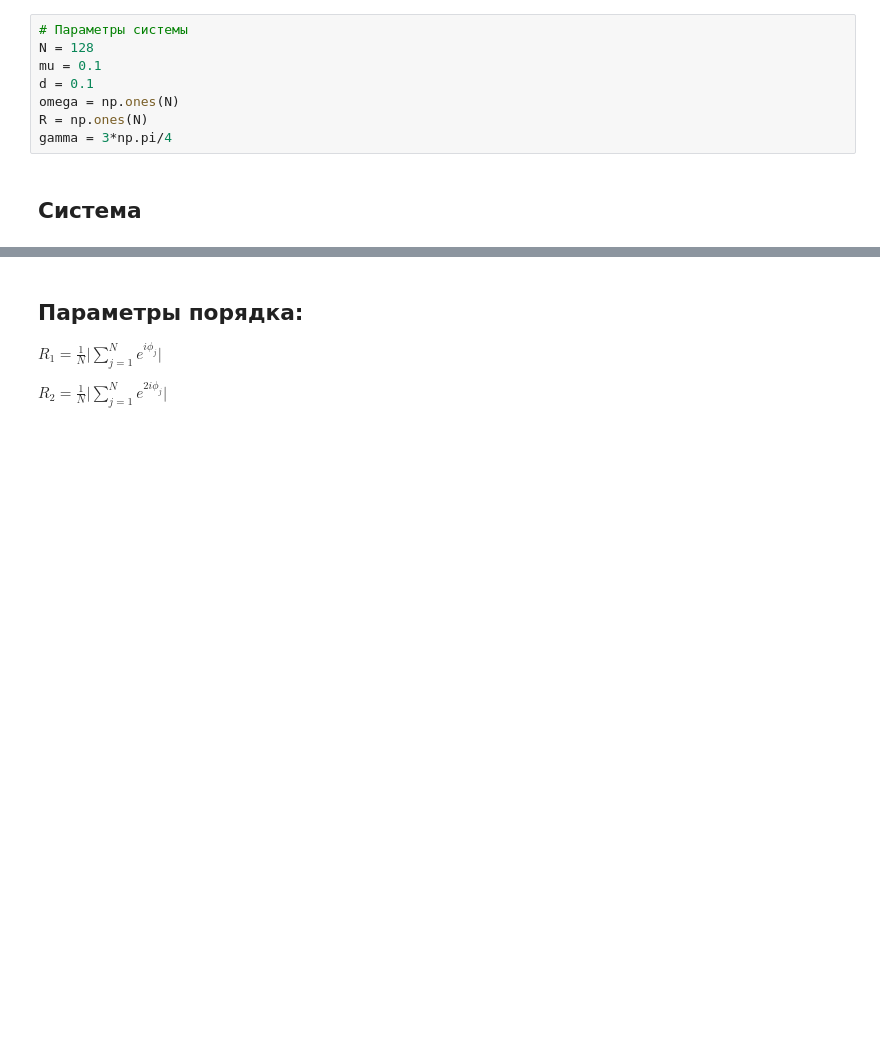
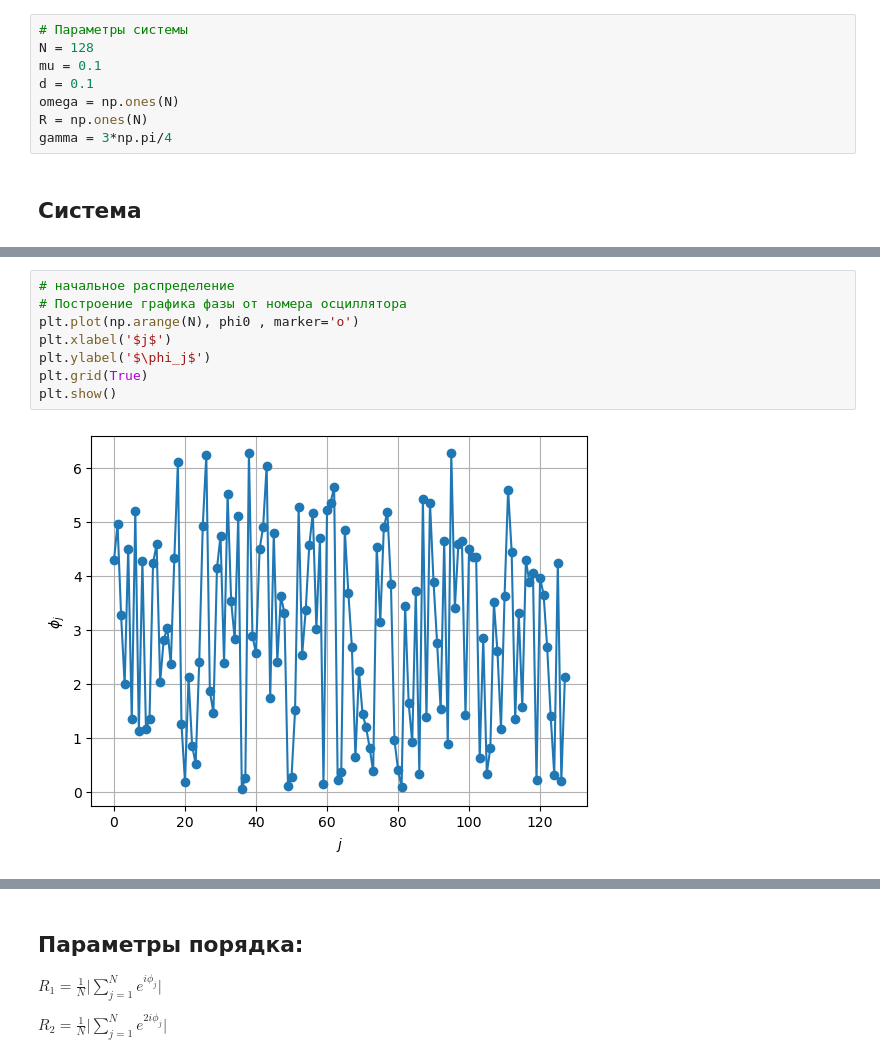
Before and after one commit to alla-bobrova/Synchronization, a Jupyter notebook: R - one-dimensional array.ipynb, the cells around one changed output, grey strips where cells are left out. Cells and saved outputs as stored; diff of their text form; blank space fills up the shorter version.

```diff
--- a/R - one-dimensional array.ipynb
+++ b/R - one-dimensional array.ipynb
@@ -72,0 +59,10 @@ array([[3.73855503, 2.73597339, 2.3808953 , ..., 3.15172093, 4.88220667,
+# %%
+# начальное распределение
+# Построение графика фазы от номера осциллятора
+plt.plot(np.arange(N), phi0 , marker='o')
+plt.xlabel('$j$')
+plt.ylabel('$\phi_j$')
+plt.grid(True)
+plt.show()
+# %% [output]
+[figure, added]
```
Also changed, not shown: parts of 5 cells of this notebook, 1 other file.
